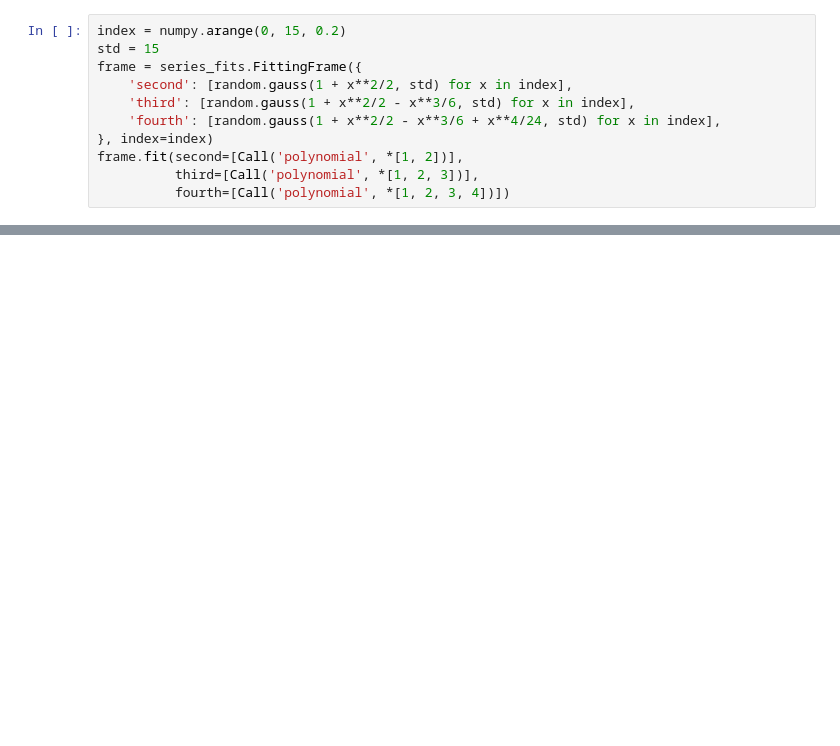
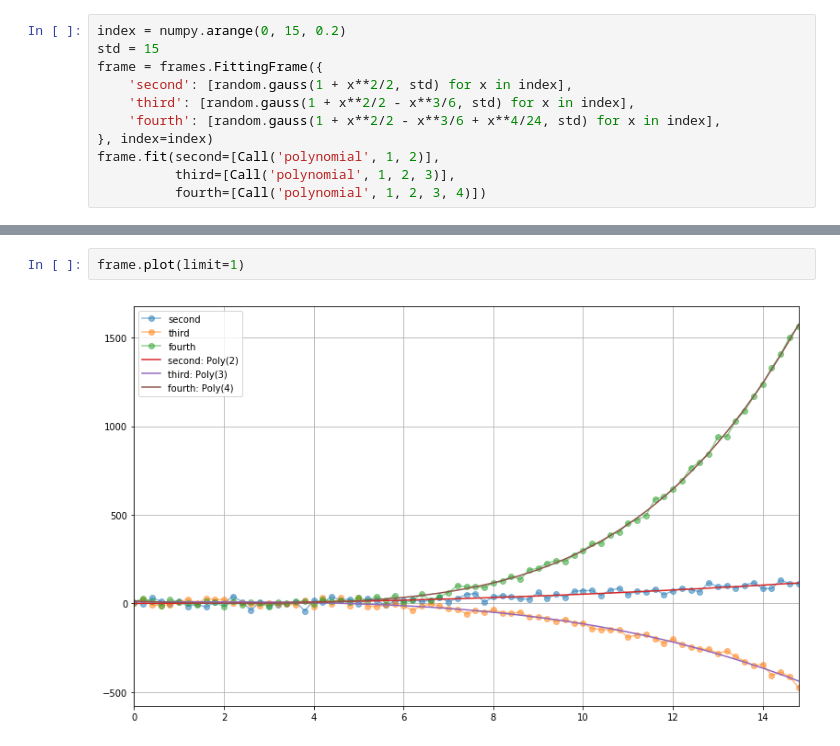
Before and after one commit to dfarre/curve-fits, a Jupyter notebook: notebooks/polynomials.ipynb, the cells around one changed output, grey strips where cells are left out. Cells and saved outputs as stored; diff of their text form; blank space fills up the shorter version.

```diff
--- a/notebooks/polynomials.ipynb
+++ b/notebooks/polynomials.ipynb
@@ -11,11 +11,11 @@ from tcp_fits import series_fits
 # %%
 index = numpy.arange(0, 15, 0.2)
 std = 15
-frame = series_fits.FittingFrame({
+frame = frames.FittingFrame({
     'second': [random.gauss(1 + x**2/2, std) for x in index],
     'third': [random.gauss(1 + x**2/2 - x**3/6, std) for x in index],
     'fourth': [random.gauss(1 + x**2/2 - x**3/6 + x**4/24, std) for x in index],
 }, index=index)
-frame.fit(second=[Call('polynomial', *[1, 2])],
-          third=[Call('polynomial', *[1, 2, 3])],
-          fourth=[Call('polynomial', *[1, 2, 3, 4])])
+frame.fit(second=[Call('polynomial', 1, 2)],
+          third=[Call('polynomial', 1, 2, 3)],
+          fourth=[Call('polynomial', 1, 2, 3, 4)])
@@ -53,0 +22,4 @@ frame.show()
+# %%
+frame.plot(limit=1)
+# %% [output]
+[figure, added]
```
Also changed, not shown: parts of 8 cells of this notebook, 18 other files.
